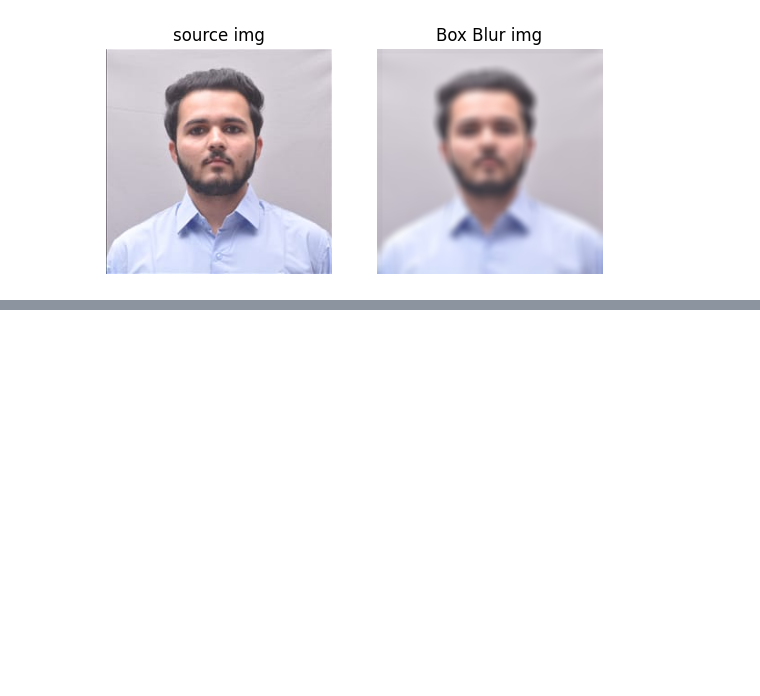
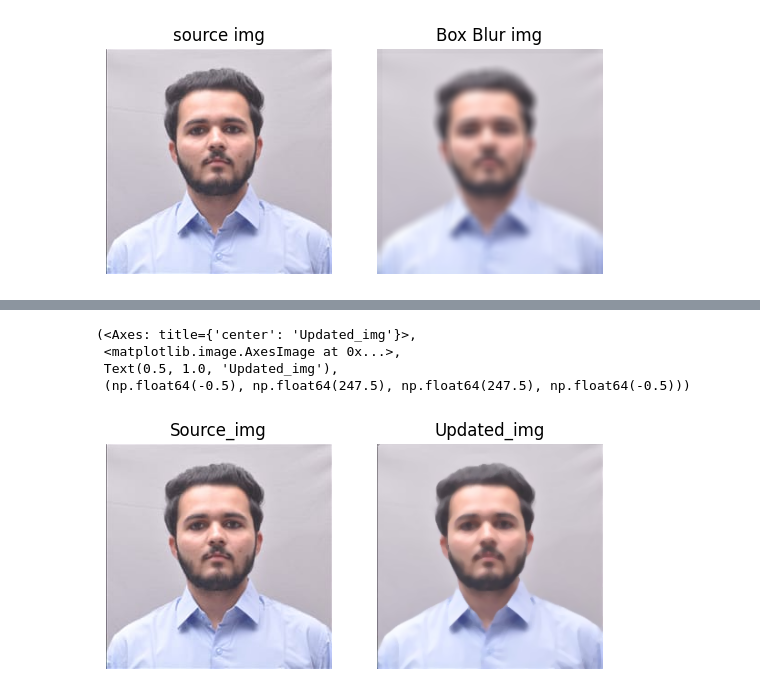
Before and after one commit to Dilnavazsida/Muchine_Learning_Programs, a Jupyter notebook: diffrent_type_of_blur.ipynb, the cells around one changed output, grey strips where cells are left out. Saved outputs shown, nothing was run; the diff lists cells and outputs as text; code cells hidden in the pictures; blank space fills up the shorter version.

```diff
--- a/diffrent_type_of_blur.ipynb
+++ b/diffrent_type_of_blur.ipynb
@@ -29,0 +40,19 @@ gos = cv2.Gaussian
+# %%
+# Median Blur
+
+import cv2
+import matplotlib.pyplot as plt
+
+img = cv2.imread('my_photo.jpg')
+img = cv2.cvtColor(img,cv2.COLOR_BGR2RGB)
+
+median = cv2.medianBlur(img,5)  # we can take any positive odd number as number increse so effect increse
+
+plt.subplot(1,2,1),plt.imshow(img),plt.title('Source_img'),plt.axis("off")
+plt.subplot(1,2,2),plt.imshow(median),plt.title('Updated_img'),plt.axis("off")
+# %% [output]
+(<Axes: title={'center': 'Updated_img'}>,
+ <matplotlib.image.AxesImage at 0x...>,
+ Text(0.5, 1.0, 'Updated_img'),
+ (np.float64(-0.5), np.float64(247.5), np.float64(247.5), np.float64(-0.5)))
+[figure, added]
```
Also changed, not shown: parts of 1 cell of this notebook.
